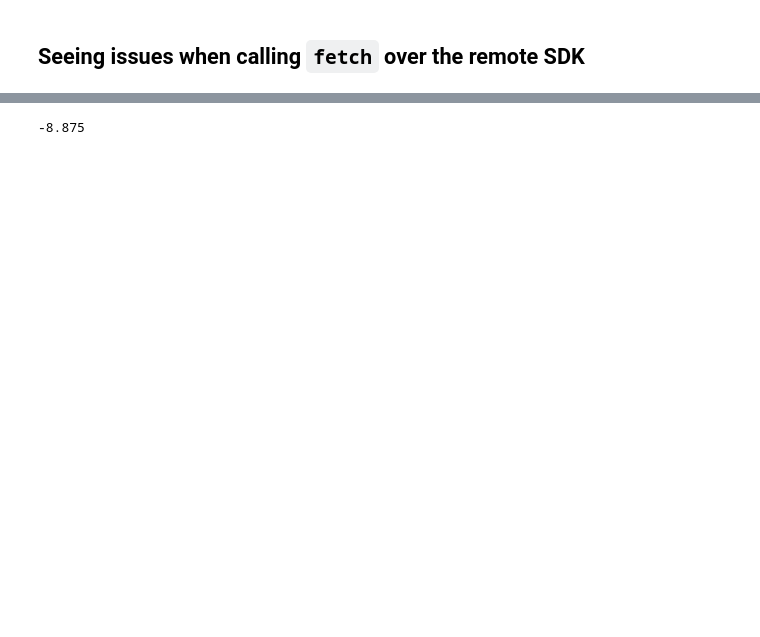
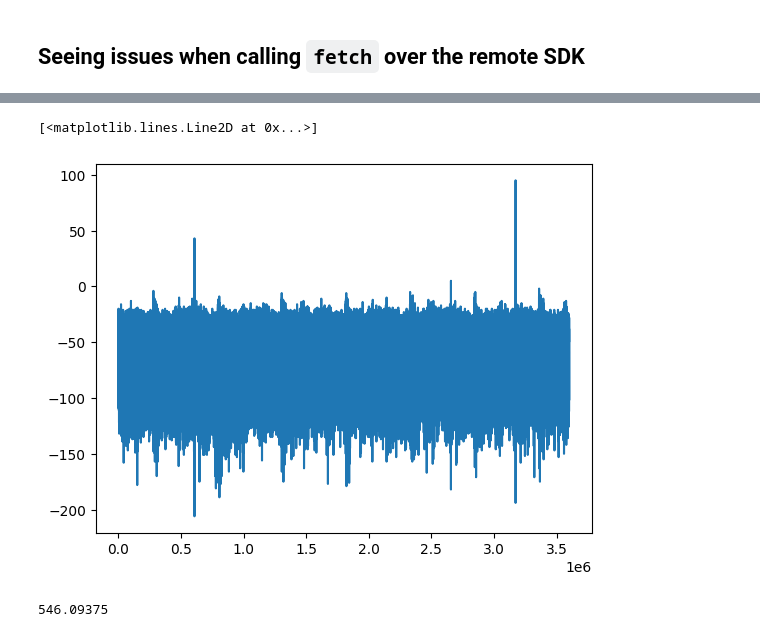
Before and after one commit to hantman-lab/realSpike, a Jupyter notebook: notebooks/check_fetch.ipynb, the cells around one changed output, grey strips where cells are left out. Cells and saved outputs as stored; diff of their text form; code cells hidden in the pictures; blank space fills up the shorter version.

```diff
--- a/notebooks/check_fetch.ipynb
+++ b/notebooks/check_fetch.ipynb
@@ -21,0 +76,5 @@ a[0].shape
+# %%
+plt.plot(np.min(sample_data, axis=0))
+# %% [output]
+[<matplotlib.lines.Line2D at 0x...>]
+[figure, added]
@@ -22,4 +89,4 @@ a[0].shape
 # %%
-np.mean(a, axis=0)[0]
+np.max(data, axis=0).max()
 # %% [output]
--8.875
+546.09375
```
Also changed, not shown: parts of 19 cells of this notebook, 2 other files.
